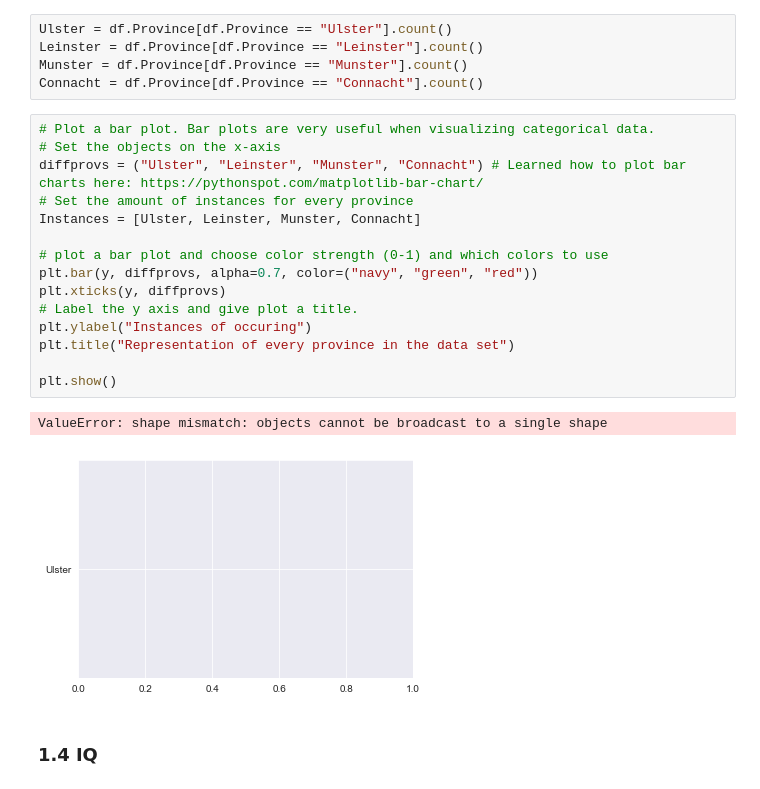
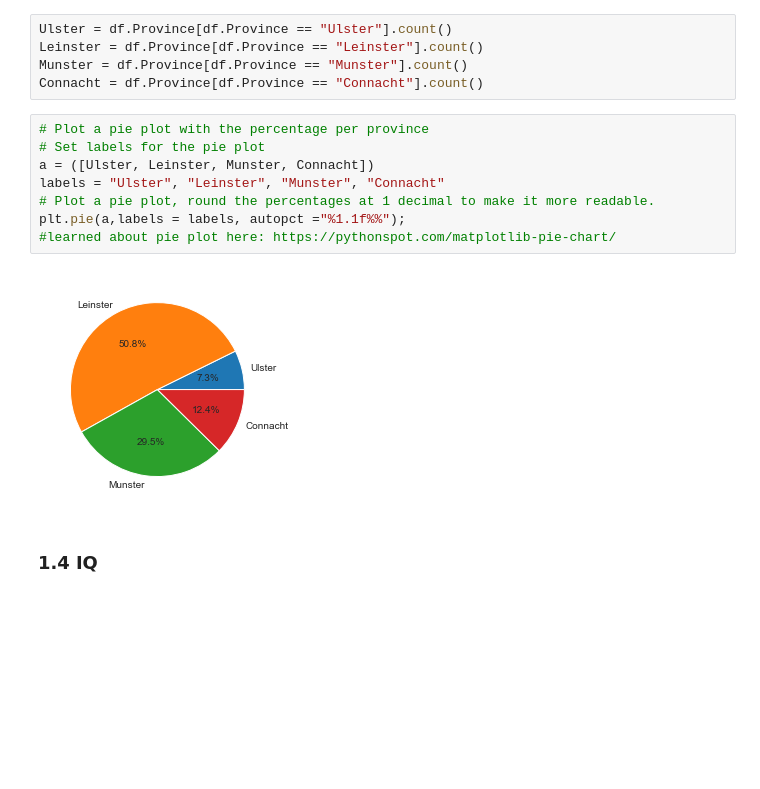
Before and after one commit to Ardvb/ProjectProgrammingforDataAnalysis2019, a Jupyter notebook: Project2019.ipynb, the cells around one changed output. Saved outputs shown, nothing was run; the diff lists cells and outputs as text; blank space fills up the shorter version.

```diff
--- a/Project2019.ipynb
+++ b/Project2019.ipynb
@@ -209,24 +201,16 @@ Ulster = df.Province[df.Province == "Ulster"].count()
 Leinster = df.Province[df.Province == "Leinster"].count()
 Munster = df.Province[df.Province == "Munster"].count()
 Connacht = df.Province[df.Province == "Connacht"].count()
-# %%
-# Plot a bar plot. Bar plots are very useful when visualizing categorical data.
-# Set the objects on the x-axis
-diffprovs = ("Ulster", "Leinster", "Munster", "Connacht") # Learned how to plot bar charts here: https://pythonspot.com/matplotlib-bar-chart/
-# Set the amount of instances for every province
-Instances = [Ulster, Leinster, Munster, Connacht]
-
-# plot a bar plot and choose color strength (0-1) and which colors to use
-plt.bar(y, diffprovs, alpha=0.7, color=("navy", "green", "red"))
-plt.xticks(y, diffprovs)
-# Label the y axis and give plot a title.
-plt.ylabel("Instances of occuring")
-plt.title("Representation of every province in the data set")
-
-plt.show()
-# %% [output]
-ValueError: shape mismatch: objects cannot be broadcast to a single shape
-[figure, removed]
+# %%
+# Plot a pie plot with the percentage per province
+# Set labels for the pie plot
+a = ([Ulster, Leinster, Munster, Connacht])
+labels = "Ulster", "Leinster", "Munster", "Connacht"
+# Plot a pie plot, round the percentages at 1 decimal to make it more readable.
+plt.pie(a,labels = labels, autopct ="%1.1f%%");
+#learned about pie plot here: https://pythonspot.com/matplotlib-pie-chart/
+# %% [output]
+[figure, added]
 # %% [markdown]
 ### 1.4 IQ
 # %% [markdown]
```
Also changed, not shown: parts of 36 cells of this notebook, 1 other file.
